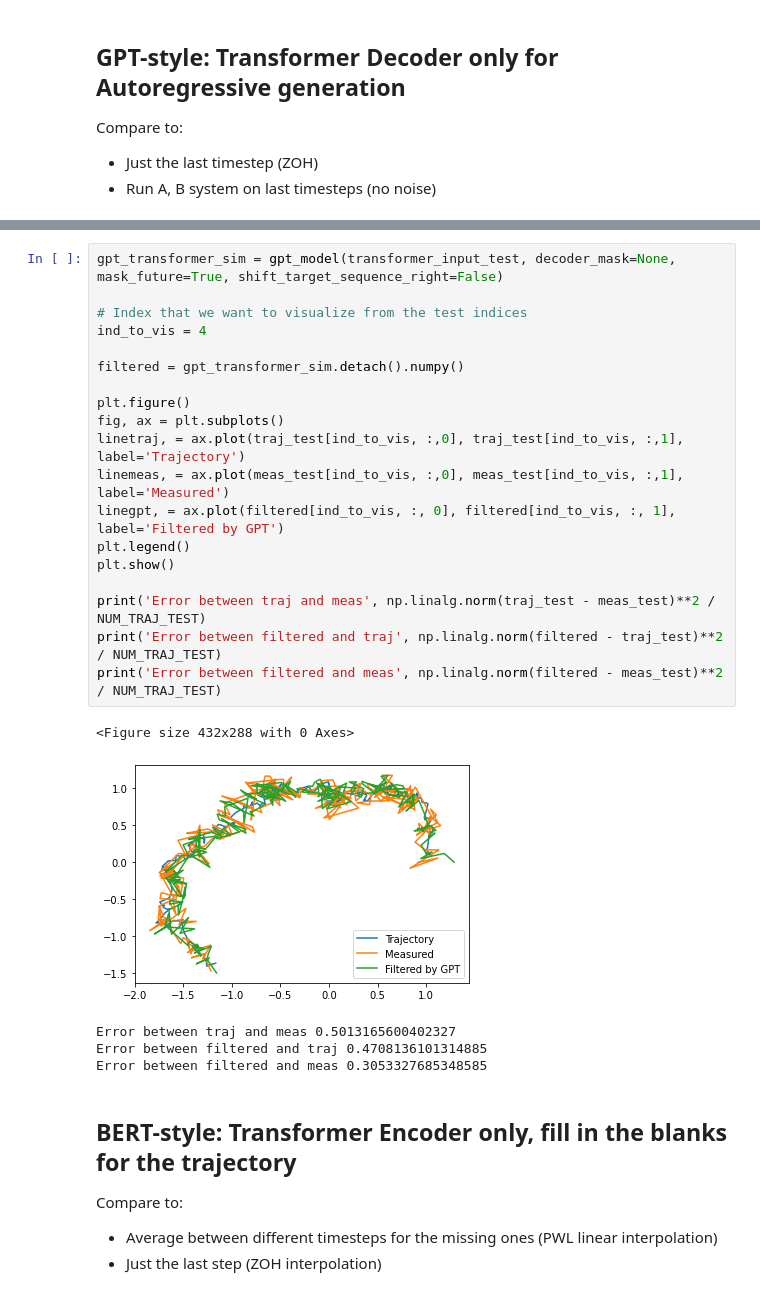
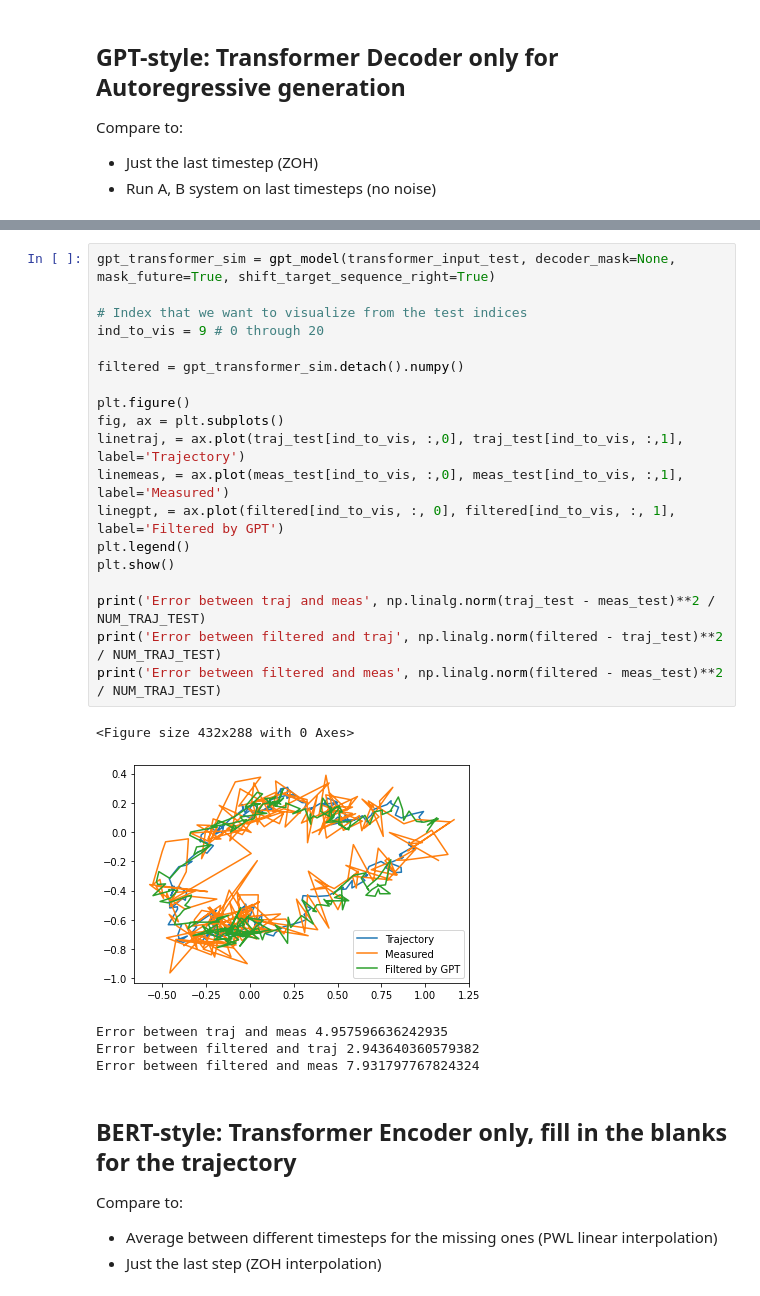
Before and after one commit to ssanghavi404/transformers-dynamical-systems, a Jupyter notebook: Experiments.ipynb, the cells around one changed output, grey strips where cells are left out. Saved outputs shown, nothing was run; the diff lists cells and outputs as text.

```diff
--- a/Experiments.ipynb
+++ b/Experiments.ipynb
@@ -155,28 +153,28 @@ plt.show()
 # %%
-gpt_transformer_sim = gpt_model(transformer_input_test, decoder_mask=None, mask_future=True, shift_target_sequence_right=False)
+gpt_transformer_sim = gpt_model(transformer_input_test, decoder_mask=None, mask_future=True, shift_target_sequence_right=True)
 
 # Index that we want to visualize from the test indices
-ind_to_vis = 4
+ind_to_vis = 9 # 0 through 20
 
 filtered = gpt_transformer_sim.detach().numpy()
 
 plt.figure()
 fig, ax = plt.subplots()
 linetraj, = ax.plot(traj_test[ind_to_vis, :,0], traj_test[ind_to_vis, :,1], label='Trajectory')
 linemeas, = ax.plot(meas_test[ind_to_vis, :,0], meas_test[ind_to_vis, :,1], label='Measured')
 linegpt, = ax.plot(filtered[ind_to_vis, :, 0], filtered[ind_to_vis, :, 1], label='Filtered by GPT')
 plt.legend()
 plt.show()
 
 print('Error between traj and meas', np.linalg.norm(traj_test - meas_test)**2 / NUM_TRAJ_TEST)
 print('Error between filtered and traj', np.linalg.norm(filtered - traj_test)**2 / NUM_TRAJ_TEST)
 print('Error between filtered and meas', np.linalg.norm(filtered - meas_test)**2 / NUM_TRAJ_TEST)
 # %% [output]
 <Figure size 432x288 with 0 Axes>
-[figure, old version]
+[figure, new version]
-Error between traj and meas 0.5013165600402327
-Error between filtered and traj 0.4708136101314885
-Error between filtered and meas 0.3053327685348585
+Error between traj and meas 4.957596636242935
+Error between filtered and traj 2.943640360579382
+Error between filtered and meas 7.931797767824324
 # %% [markdown]
 ## BERT-style: Transformer Encoder only, fill in the blanks for the trajectory
 
```
Also changed, not shown: parts of 9 cells of this notebook, 5 other files.
